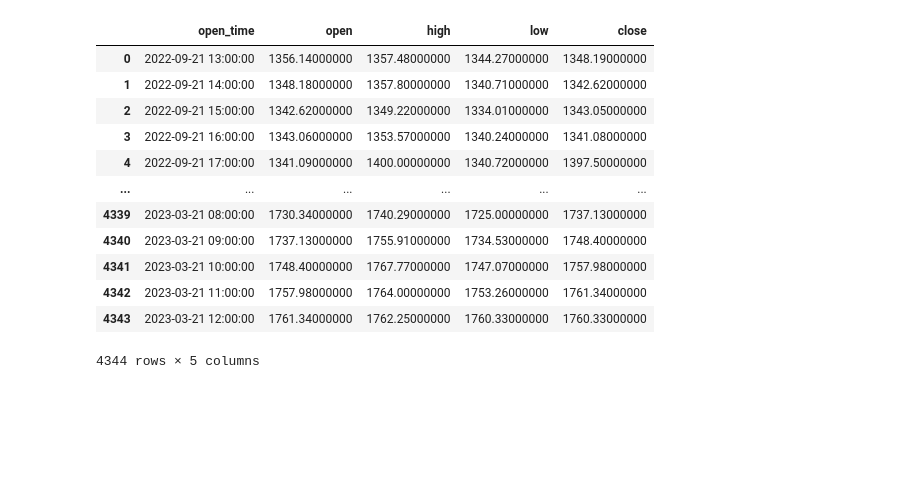
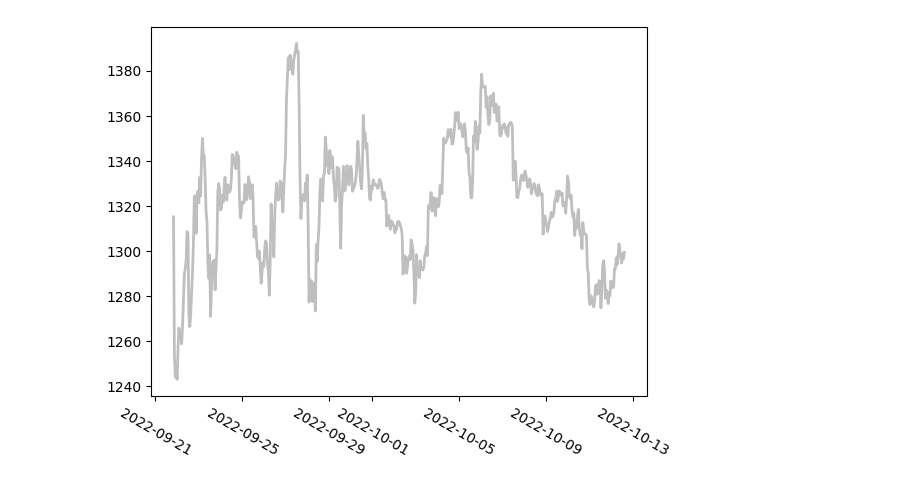
Before and after one commit to jaymgonzalez/python-trading, a Jupyter notebook: trend_detection.ipynb, the cells around one changed output. Cells and saved outputs as stored; diff of their text form; code cells hidden in the pictures; blank space fills up the shorter version.

```diff
--- a/trend_detection.ipynb
+++ b/trend_detection.ipynb
@@ -7,6 +7,7 @@ klines = client.get_historical_klines("ETHUSDT", Client.KLINE_INTERVAL_1HOUR, "6
 # %%
 import pandas as pd
 import pandas_ta as ta
+import numpy as np
 
 df = pd.DataFrame(klines, columns = ["open_time", "open", "high", "low", "close", "vol", "close_time", "quote_vol", \
                                     "trades", "taker_base_vol", "taker_quote_vol", "ignore"])
@@ -14,3 +15,15 @@ df = pd.DataFrame(klines, columns = ["open_time", "open", "high", "low", "close"
 df = df[["open_time","open", "high", "low", "close"]]
 
 df["open_time"] = pd.to_datetime(df["open_time"], unit="ms")
+
+df["open"] = df.open.astype(float)
+df["high"] = df.high.astype(float)
+df["low"] = df.low.astype(float)
+df["close"] = df.close.astype(float)
+
+## take the rolling atr so the yaxis doesn't shake too much
+df["atr"] = ta.atr(high=df.high, low=df.low, close=df.close)
+df["atr"] = df.atr.rolling(window=30).mean()
+
+df.set_index("open_time", inplace=True)
+df
@@ -17,16 +44,0 @@ df["open_time"] = pd.to_datetime(df["open_time"], unit="ms")
-# %%
-df
-# %% [output]
-|  | open_time | open | high | low | close |
-| 0 | 2022-09-21 13:00:00 | 1356.14000000 | 1357.48000000 | 1344.27000000 | 1348.19000000 |
-| 1 | 2022-09-21 14:00:00 | 1348.18000000 | 1357.80000000 | 1340.71000000 | 1342.62000000 |
-| 2 | 2022-09-21 15:00:00 | 1342.62000000 | 1349.22000000 | 1334.01000000 | 1343.05000000 |
-| 3 | 2022-09-21 16:00:00 | 1343.06000000 | 1353.57000000 | 1340.24000000 | 1341.08000000 |
-| 4 | 2022-09-21 17:00:00 | 1341.09000000 | 1400.00000000 | 1340.72000000 | 1397.50000000 |
-| ... | ... | ... | ... | ... | ... |
-| 4339 | 2023-03-21 08:00:00 | 1730.34000000 | 1740.29000000 | 1725.00000000 | 1737.13000000 |
-| 4340 | 2023-03-21 09:00:00 | 1737.13000000 | 1755.91000000 | 1734.53000000 | 1748.40000000 |
-| 4341 | 2023-03-21 10:00:00 | 1748.40000000 | 1767.77000000 | 1747.07000000 | 1757.98000000 |
-| 4342 | 2023-03-21 11:00:00 | 1757.98000000 | 1764.00000000 | 1753.26000000 | 1761.34000000 |
-| 4343 | 2023-03-21 12:00:00 | 1761.34000000 | 1762.25000000 | 1760.33000000 | 1760.33000000 |
-4344 rows × 5 columns
@@ -32,0 +55,12 @@ df
+# %%
+df2 = df.iloc[0:500]
+
+fig, ax = plt.subplots()
+
+plt.xticks(rotation=-30)
+
+price, = ax.plot(df2.index, df2.close, c="grey", lw=2, alpha=0.5, zorder=5)
+
+plt.show()
+# %% [output]
+[figure, added]
```
Also changed, not shown: parts of 8 cells of this notebook.
